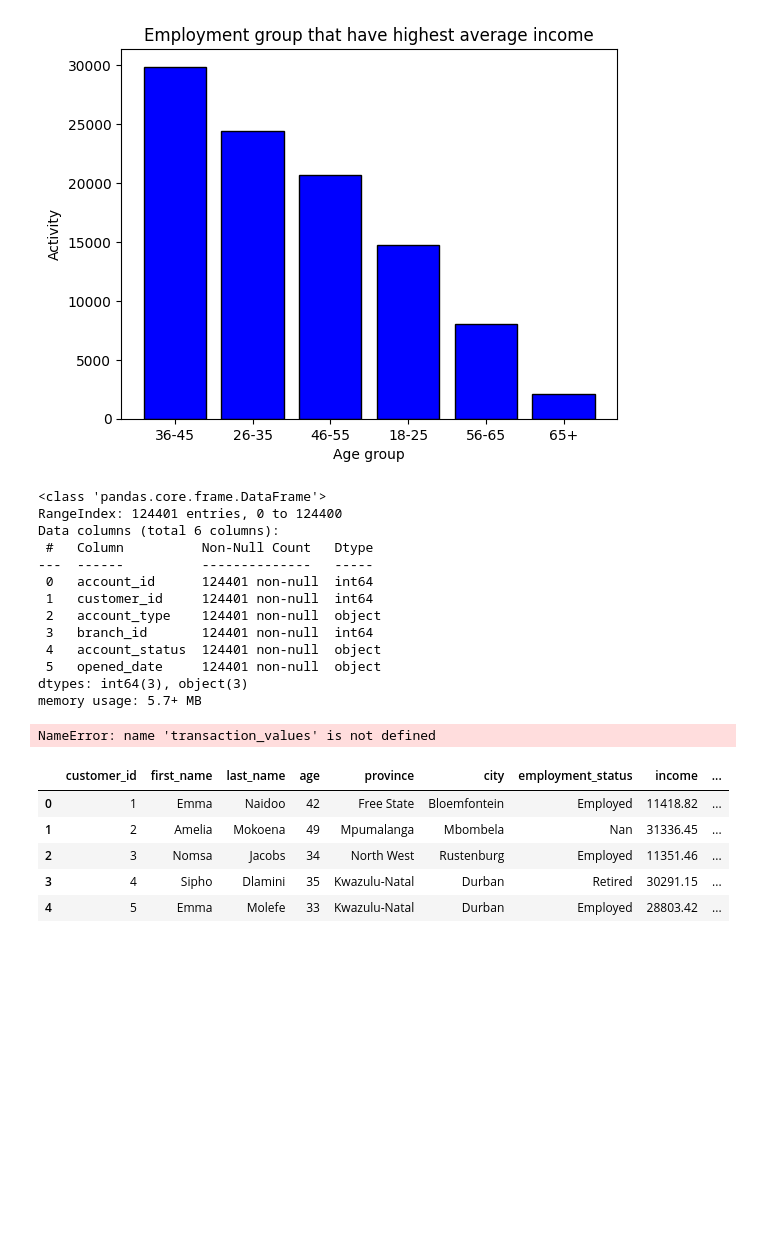
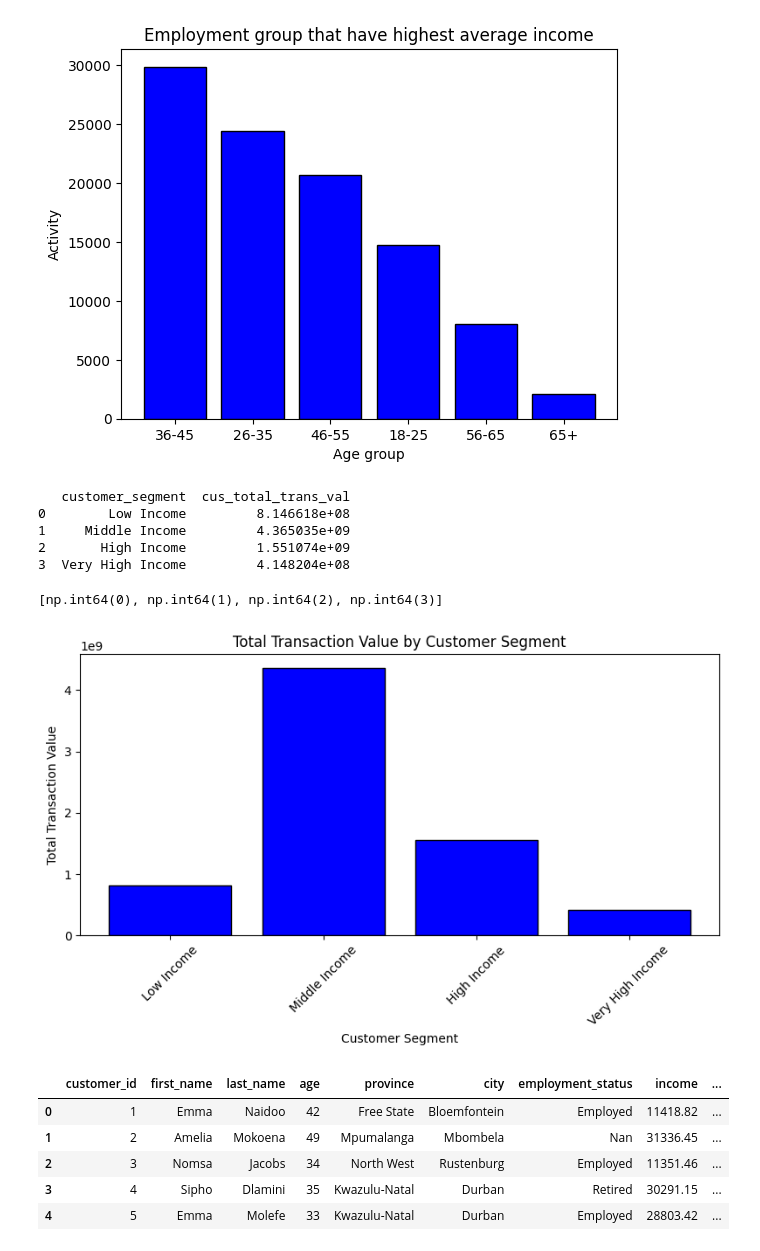
Before and after one commit to akonamajongile-a11y/bankguard, a Jupyter notebook: Siziphiwe_bankguard.ipynb, the cells around one changed output. Saved outputs shown, nothing was run; the diff lists cells and outputs as text; code cells hidden in the pictures; blank space fills up the shorter version.

```diff
--- a/Siziphiwe_bankguard.ipynb
+++ b/Siziphiwe_bankguard.ipynb
@@ -762,33 +762,53 @@ plt.ylabel('Activity')
 Text(0, 0.5, 'Activity')
 [figure]
 # %%
-# Total transaction value by customer segment
-trans_acc['customer_segment'] = pd.cut(
-trans_acc['income'],
-bins=[0, 10000, 30000, 60000, float('inf')],
-labels=['Low Income', 'Middle Income', 'Affluent', 'High Net Worth']
+
+
+bins = [0, 10000, 30000, 60000, float('inf')]
+labels = ['Low Income', 'Middle Income', 'High Income', 'Very High Income']
+
+customers['customer_segment'] = pd.cut(
+    customers['income'],
+    bins=bins,
+    labels=labels
 )
-accounts.info()
+
+segment_value = customers.groupby('customer_segment')['cus_total_trans_val'].sum().reset_index()
+
+print(segment_value)
 # %% [output]
-<class 'pandas.core.frame.DataFrame'>
-RangeIndex: 124401 entries, 0 to 124400
-Data columns (total 6 columns):
- #   Column          Non-Null Count   Dtype
----  ------          --------------   -----
- 0   account_id      124401 non-null  int64
- 1   customer_id     124401 non-null  int64
- 2   account_type    124401 non-null  object
- 3   branch_id       124401 non-null  int64
- 4   account_status  124401 non-null  object
- 5   opened_date     124401 non-null  object
-dtypes: int64(3), object(3)
-memory usage: 5.7+ MB
+   customer_segment  cus_total_trans_val
+0        Low Income         8.146618e+08
+1     Middle Income         4.365035e+09
+2       High Income         1.551074e+09
+3  Very High Income         4.148204e+08
 # %%
-g = list(transaction_values.index.values)[0:]
-v = list(transaction_values.values)[0:]
+g = list(segment_value.index.values)[0:]
+v = list(segment_value.values)[0:]
 g
 # %% [output]
-NameError: name 'transaction_values' is not defined
+[np.int64(0), np.int64(1), np.int64(2), np.int64(3)]
+# %%
+import matplotlib.pyplot as plt
+
+# Create bar graph
+plt.figure(figsize=(8, 5))
+plt.bar(
+segment_value['customer_segment'],
+segment_value['cus_total_trans_val'],
+color='blue', edgecolor='black'
+)
+
+# Formatting
+plt.title('Total Transaction Value by Customer Segment')
+plt.xlabel('Customer Segment')
+plt.ylabel('Total Transaction Value')
+
+plt.xticks(rotation=45)
+plt.tight_layout()
+plt.show()
+# %% [output]
+[figure, added]
 # %%
 customers.to_csv("customer_final.csv", index=False)
 # %%
```
